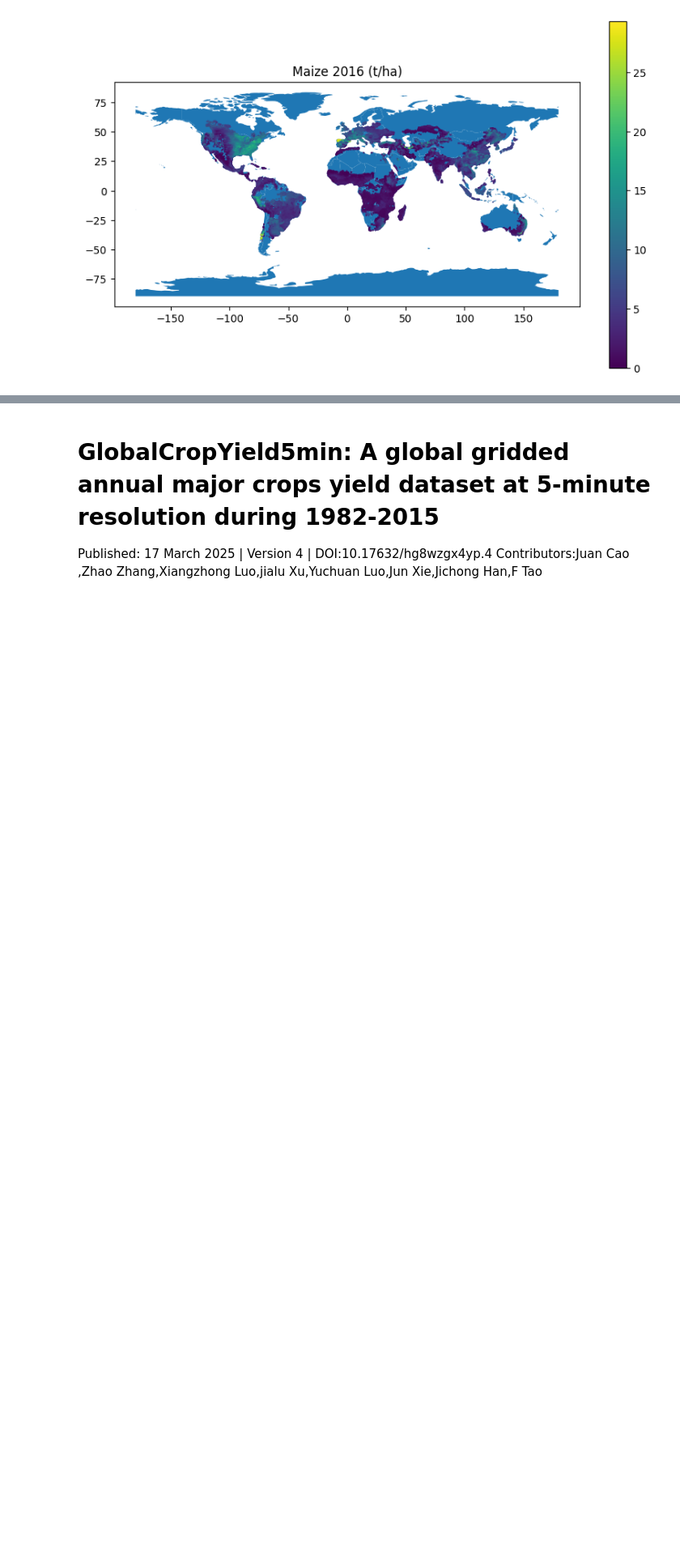
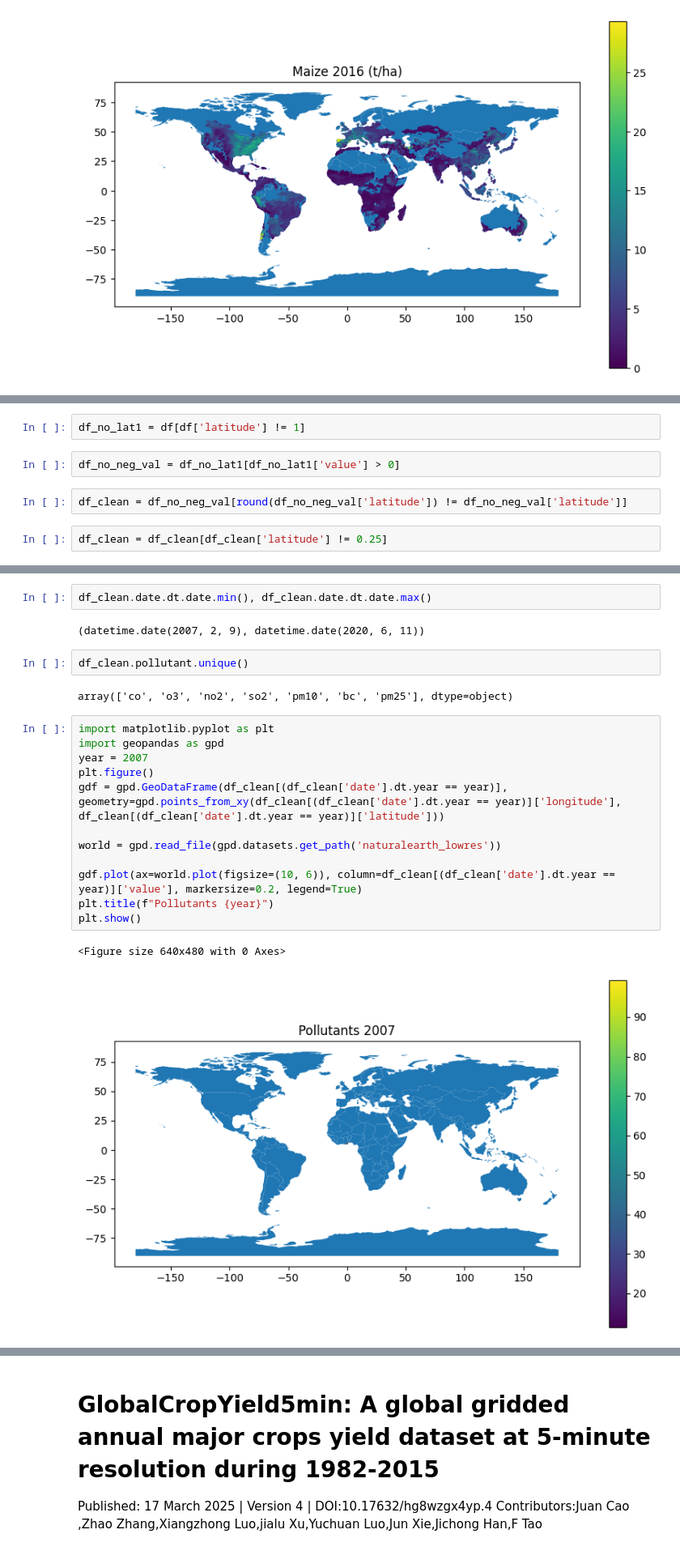
Before and after one commit to davidguzmanr/COMP-685-Fall-2025, a Jupyter notebook: notebooks/import_tests.ipynb, the cells around one changed output, grey strips where cells are left out. Shown at 81% size. Cells and saved outputs as stored; diff of their text form; blank space fills up the shorter version.

```diff
--- a/notebooks/import_tests.ipynb
+++ b/notebooks/import_tests.ipynb
@@ -277,0 +337,8 @@ plt.show()
+# %%
+df_no_lat1 = df[df['latitude'] != 1]
+# %%
+df_no_neg_val = df_no_lat1[df_no_lat1['value'] > 0]
+# %%
+df_clean = df_no_neg_val[round(df_no_neg_val['latitude']) != df_no_neg_val['latitude']]
+# %%
+df_clean = df_clean[df_clean['latitude'] != 0.25]
@@ -277,0 +361,23 @@ plt.show()
+# %%
+df_clean.date.dt.date.min(), df_clean.date.dt.date.max()
+# %% [output]
+(datetime.date(2007, 2, 9), datetime.date(2020, 6, 11))
+# %%
+df_clean.pollutant.unique()
+# %% [output]
+array(['co', 'o3', 'no2', 'so2', 'pm10', 'bc', 'pm25'], dtype=object)
+# %%
+import matplotlib.pyplot as plt
+import geopandas as gpd
+year = 2007
+plt.figure()
+gdf = gpd.GeoDataFrame(df_clean[(df_clean['date'].dt.year == year)], geometry=gpd.points_from_xy(df_clean[(df_clean['date'].dt.year == year)]['longitude'], df_clean[(df_clean['date'].dt.year == year)]['latitude']))
+
+world = gpd.read_file(gpd.datasets.get_path('naturalearth_lowres'))
+
+gdf.plot(ax=world.plot(figsize=(10, 6)), column=df_clean[(df_clean['date'].dt.year == year)]['value'], markersize=0.2, legend=True)
+plt.title(f"Pollutants {year}")
+plt.show()
+# %% [output]
+<Figure size 640x480 with 0 Axes>
+[figure, added]
```
Also changed, not shown: parts of 20 cells of this notebook, 2 other files.
